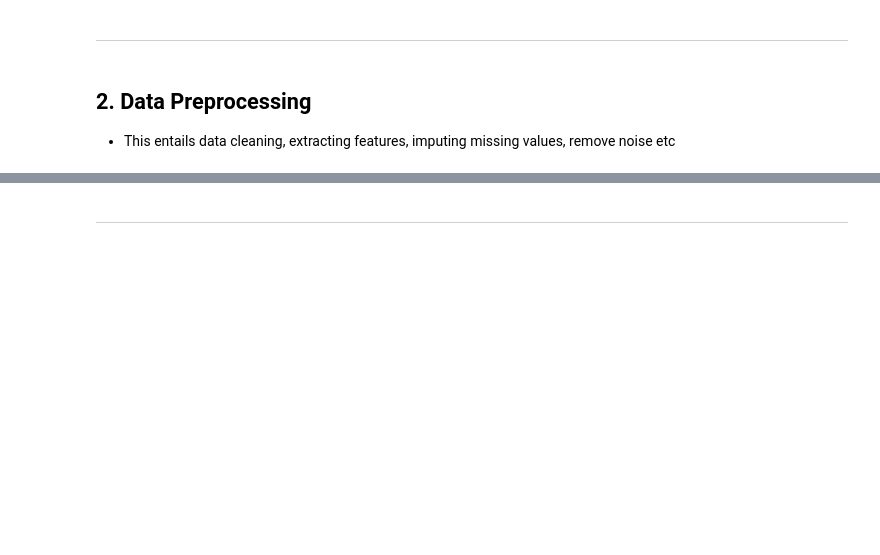
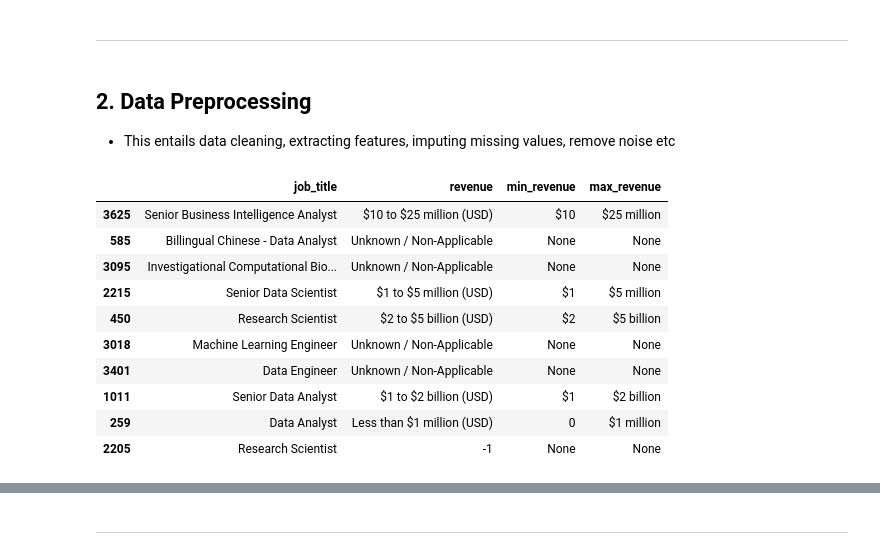
Before and after one commit to BhekiMabheka/Data_Science_Assessment-, a Jupyter notebook: Data_Assessemnt.ipynb, the cells around one changed output, grey strips where cells are left out. Drawn from its saved outputs; the diff is of its cells as text; code cells hidden in the pictures; blank space fills up the shorter version.

```diff
--- a/Data_Assessemnt.ipynb
+++ b/Data_Assessemnt.ipynb
@@ -53,6 +50,35 @@ def clean_salary_estimates(df, column_name='salary_estimate'):
     df['max_salary_estimate'] = df['max_salary_estimate'].str.replace('K', '').astype(int) * 1000
 
     return df
+# %%
+def split_revenue(revenue):
+    if "to" in revenue:
+        return revenue.replace(" (USD)", "").split(" to ")
+    elif "Less than" in revenue:
+        return ["0", revenue.replace("Less than ", "").replace(" (USD)", "")]
+    elif "Unknown" in revenue or revenue == "-1":
+        return [None, None]
+    elif "$10+ billion" in revenue:
+        return ["$10 billion", None]  # Assuming $10+ billion is minimum at 10B
+    else:
+        return [None, None]
+
+# Apply function to create min_revenue and max_revenue columns
+df[["min_revenue", "max_revenue"]] = pd.DataFrame(df["revenue"].apply(split_revenue).tolist(), index=df.index)
+# %%
+df[["job_title","revenue","min_revenue","max_revenue"]].sample(10)
+# %% [output]
+|  | job_title | revenue | min_revenue | max_revenue |
+| 3625 | Senior Business Intelligence Analyst | $10 to $25 million (USD) | $10 | $25 million |
+| 585 | Billingual Chinese - Data Analyst | Unknown / Non-Applicable | None | None |
+| 3095 | Investigational Computational Bio... | Unknown / Non-Applicable | None | None |
+| 2215 | Senior Data Scientist | $1 to $5 million (USD) | $1 | $5 million |
+| 450 | Research Scientist | $2 to $5 billion (USD) | $2 | $5 billion |
+| 3018 | Machine Learning Engineer | Unknown / Non-Applicable | None | None |
+| 3401 | Data Engineer | Unknown / Non-Applicable | None | None |
+| 1011 | Senior Data Analyst | $1 to $2 billion (USD) | $1 | $2 billion |
+| 259 | Data Analyst | Less than $1 million (USD) | 0 | $1 million |
+| 2205 | Research Scientist | -1 | None | None |
 # %%
 df = df[~df['sector'].str.contains(r'\d', na=False)] # Remove numbers on feature sector
 df = clean_salary_estimates(df)
```
Also changed, not shown: parts of 13 cells of this notebook, 1 other file.
